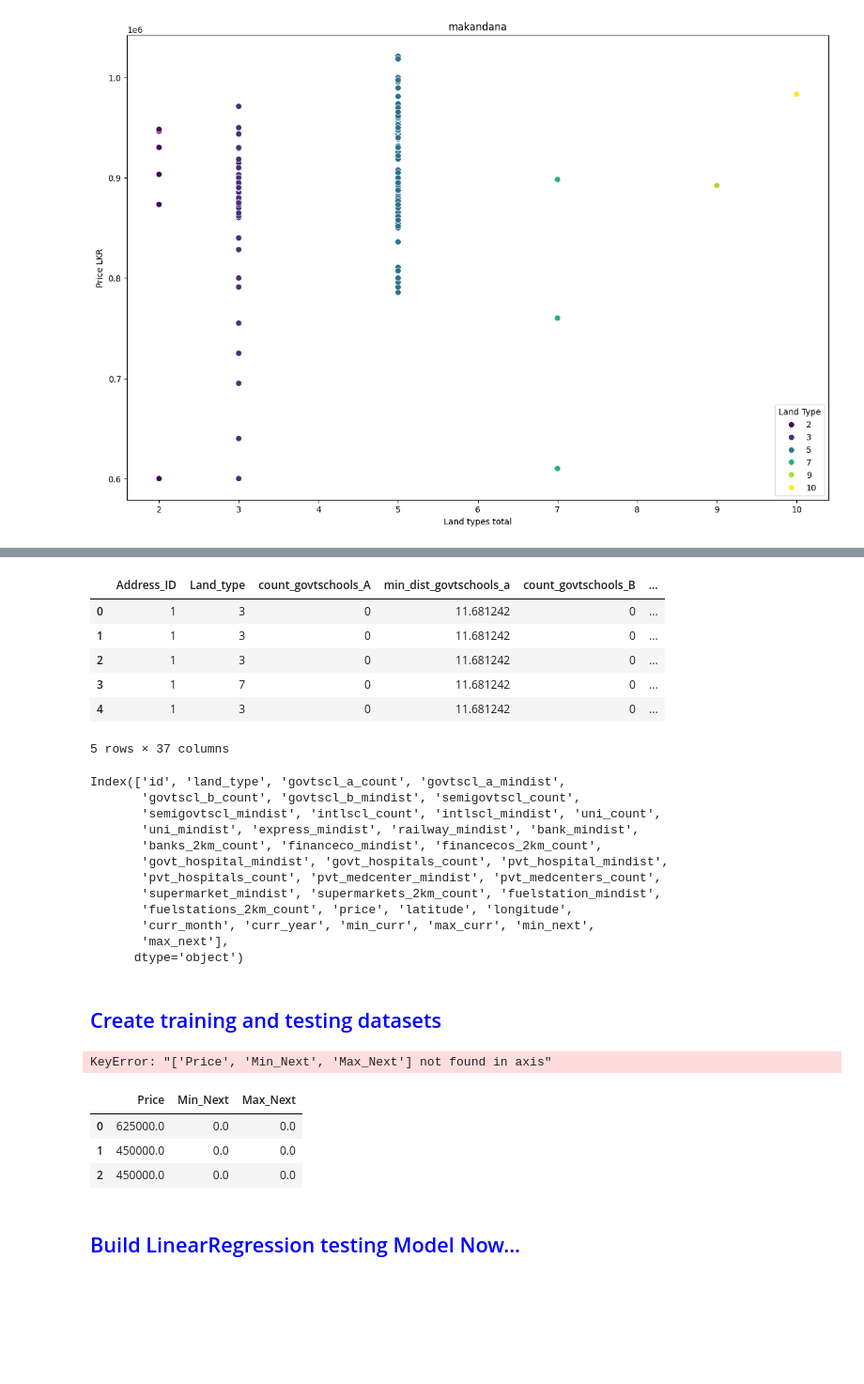
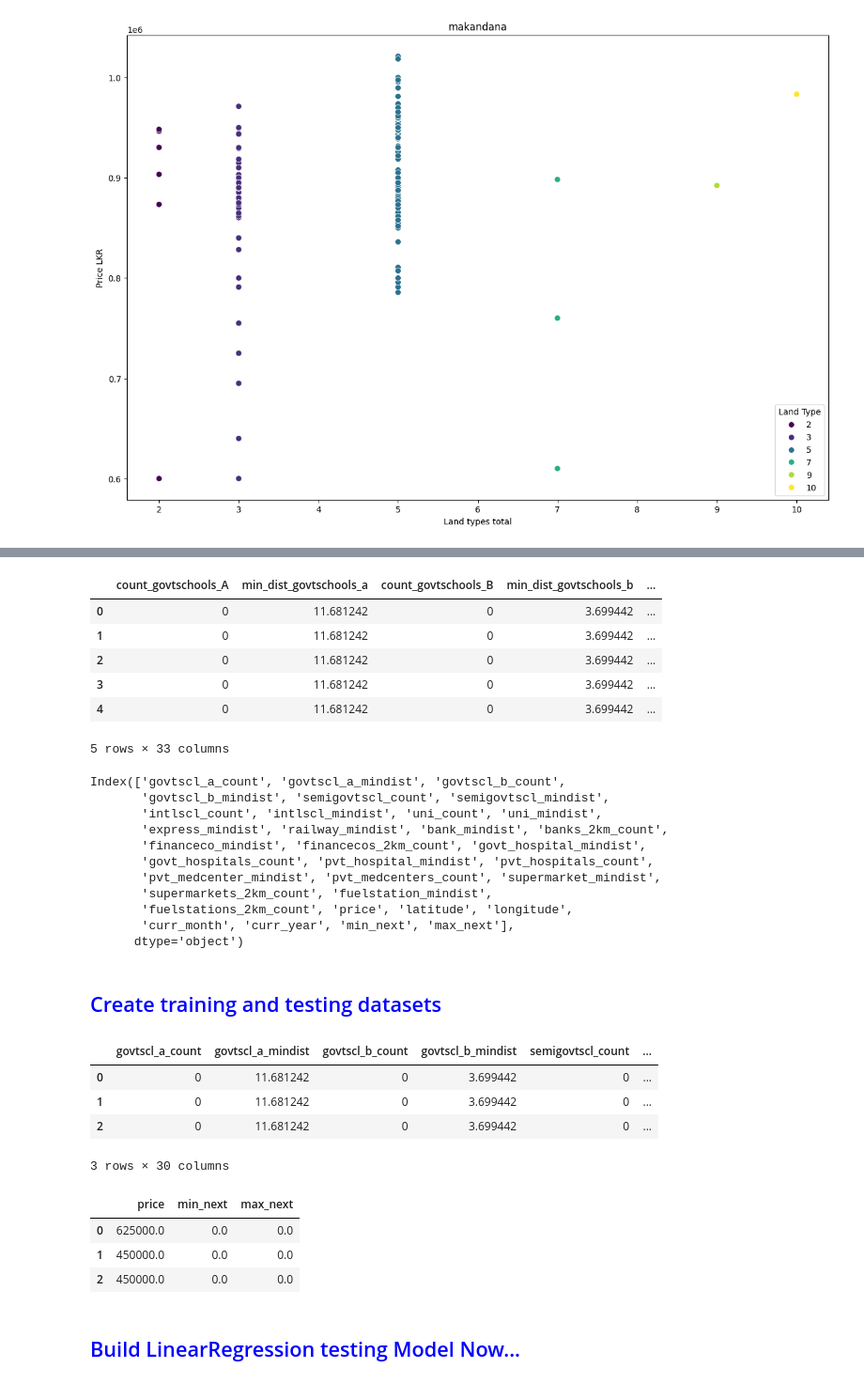
Before and after one commit to movindugunarathna/LandPulse-ML, a Jupyter notebook: model/part_2.ipynb, the cells around one changed output, grey strips where cells are left out. Shown: that part at 94% size. Saved outputs shown, nothing was run; the diff lists cells and outputs as text; code cells hidden in the pictures; blank space fills up the shorter version.

```diff
--- a/model/part_2.ipynb
+++ b/model/part_2.ipynb
@@ -626,6 +628,6 @@ with open("city_dict.json", "w") as f:
 # %%
 pd.options.display.float_format = '{:.15f}'.format
-df7 =df6.drop(['Address'], axis='columns')
+df7 =df6.drop(['Address', 'max_current', 'min_current', 'Land_type', 'Address_ID'], axis='columns')
 
 # Display the DataFrame
 df7.head()
@@ -657,22 +659,20 @@ df7.shape
 df7.isna().sum()
 df7.head()
 # %% [output]
-|  | Address_ID | Land_type | count_govtschools_A | min_dist_govtschools_a | count_govtschools_B | ... |
-| 0 | 1 | 3 | 0 | 11.681242 | 0 | ... |
-| 1 | 1 | 3 | 0 | 11.681242 | 0 | ... |
-| 2 | 1 | 3 | 0 | 11.681242 | 0 | ... |
-| 3 | 1 | 7 | 0 | 11.681242 | 0 | ... |
-| 4 | 1 | 3 | 0 | 11.681242 | 0 | ... |
+|  | count_govtschools_A | min_dist_govtschools_a | count_govtschools_B | min_dist_govtschools_b | ... |
+| 0 | 0 | 11.681242 | 0 | 3.699442 | ... |
+| 1 | 0 | 11.681242 | 0 | 3.699442 | ... |
+| 2 | 0 | 11.681242 | 0 | 3.699442 | ... |
+| 3 | 0 | 11.681242 | 0 | 3.699442 | ... |
+| 4 | 0 | 11.681242 | 0 | 3.699442 | ... |
-5 rows × 37 columns
+5 rows × 33 columns
 # %%
 import pandas as pd
 
 # Assuming df is your DataFrame
 column_mapping = {
-    'Address_ID': 'id',
-    'Land_type': 'land_type',
-    'count_govtschools_A': 'govtScl_a_count',
-    'min_dist_govtschools_a': 'govtScl_a_mindist',
+    'count_govtschools_A': 'govtscl_a_count',
+    'min_dist_govtschools_a': 'govtscl_a_mindist',
     'count_govtschools_B': 'govtscl_b_count',
     'min_dist_govtschools_b': 'govtscl_b_mindist',
     'count_semigovtschools': 'semigovtscl_count',
@@ -702,8 +702,6 @@ column_mapping = {
     'longitude': 'longitude',
     'current_month': 'curr_month',
     'current_year': 'curr_year',
-    'min_current': 'min_curr',
-    'max_current': 'max_curr',
     'min_next': 'min_next',
     'max_next': 'max_next'
 }
@@ -714,30 +712,33 @@ df7.rename(columns=column_mapping, inplace=True)
 df5.to_csv("training.csv", index=False)
 df7.columns
 # %% [output]
-Index(['id', 'land_type', 'govtscl_a_count', 'govtscl_a_mindist',
-       'govtscl_b_count', 'govtscl_b_mindist', 'semigovtscl_count',
-       'semigovtscl_mindist', 'intlscl_count', 'intlscl_mindist', 'uni_count',
-       'uni_mindist', 'express_mindist', 'railway_mindist', 'bank_mindist',
-       'banks_2km_count', 'financeco_mindist', 'financecos_2km_count',
-       'govt_hospital_mindist', 'govt_hospitals_count', 'pvt_hospital_mindist',
-       'pvt_hospitals_count', 'pvt_medcenter_mindist', 'pvt_medcenters_count',
-       'supermarket_mindist', 'supermarkets_2km_count', 'fuelstation_mindist',
+Index(['govtscl_a_count', 'govtscl_a_mindist', 'govtscl_b_count',
+       'govtscl_b_mindist', 'semigovtscl_count', 'semigovtscl_mindist',
+       'intlscl_count', 'intlscl_mindist', 'uni_count', 'uni_mindist',
+       'express_mindist', 'railway_mindist', 'bank_mindist', 'banks_2km_count',
+       'financeco_mindist', 'financecos_2km_count', 'govt_hospital_mindist',
+       'govt_hospitals_count', 'pvt_hospital_mindist', 'pvt_hospitals_count',
+       'pvt_medcenter_mindist', 'pvt_medcenters_count', 'supermarket_mindist',
+       'supermarkets_2km_count', 'fuelstation_mindist',
        'fuelstations_2km_count', 'price', 'latitude', 'longitude',
-       'curr_month', 'curr_year', 'min_curr', 'max_curr', 'min_next',
-       'max_next'],
+       'curr_month', 'curr_year', 'min_next', 'max_next'],
       dtype='object')
 # %% [markdown]
 <h2 style='color:blue'>Create training and testing datasets</h2>
 # %%
-x = df7.drop(['Price', 'Min_Next', 'Max_Next'],axis='columns')
+x = df7.drop(['price', 'min_next', 'max_next'],axis='columns')
 x.head(3)
 # %% [output]
+|  | govtscl_a_count | govtscl_a_mindist | govtscl_b_count | govtscl_b_mindist | semigovtscl_count | ... |
+| 0 | 0 | 11.681242 | 0 | 3.699442 | 0 | ... |
+| 1 | 0 | 11.681242 | 0 | 3.699442 | 0 | ... |
+| 2 | 0 | 11.681242 | 0 | 3.699442 | 0 | ... |
-KeyError: "['Price', 'Min_Next', 'Max_Next'] not found in axis"
+3 rows × 30 columns
 # %%
-y = df7[['Price', 'Min_Next', 'Max_Next']]
+y = df7[['price', 'min_next', 'max_next']]
 y.head(3)
 # %% [output]
-|  | Price | Min_Next | Max_Next |
+|  | price | min_next | max_next |
 | 0 | 625000.0 | 0.0 | 0.0 |
 | 1 | 450000.0 | 0.0 | 0.0 |
 | 2 | 450000.0 | 0.0 | 0.0 |
```
Also changed, not shown: parts of 10 cells of this notebook, 5 other files.
